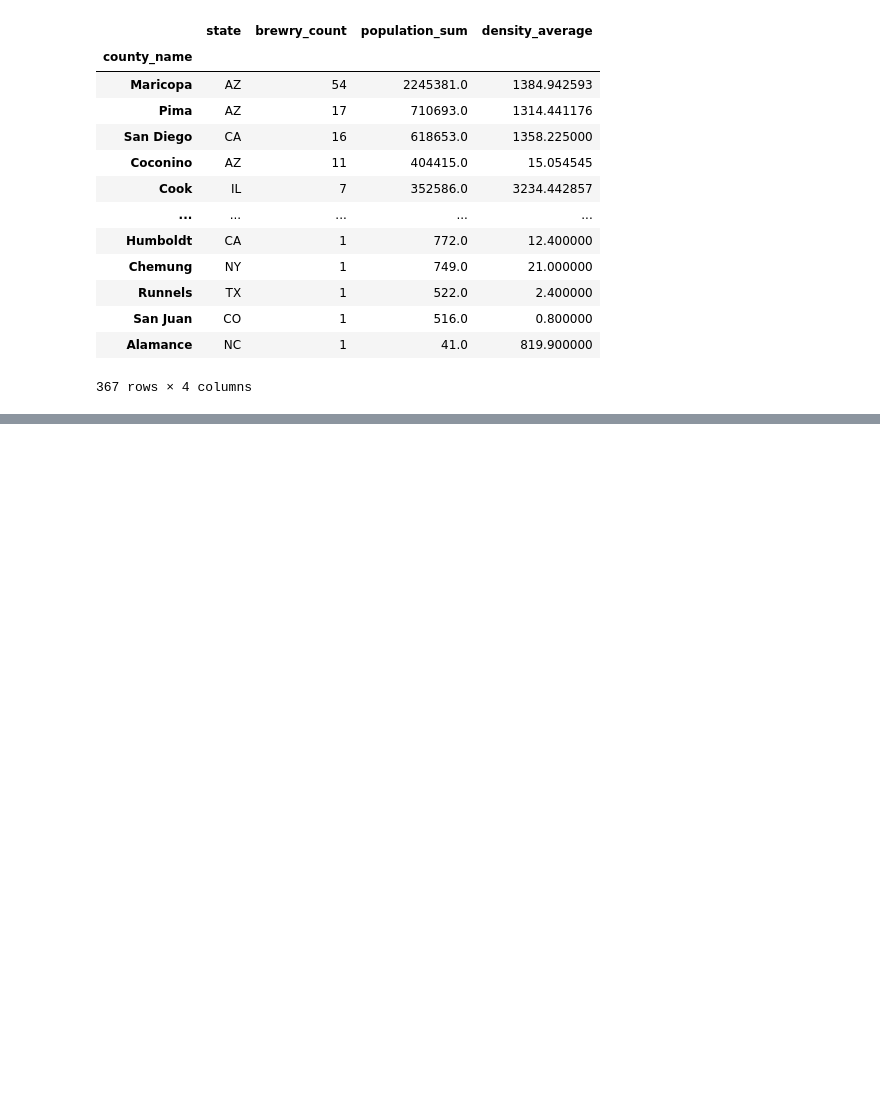
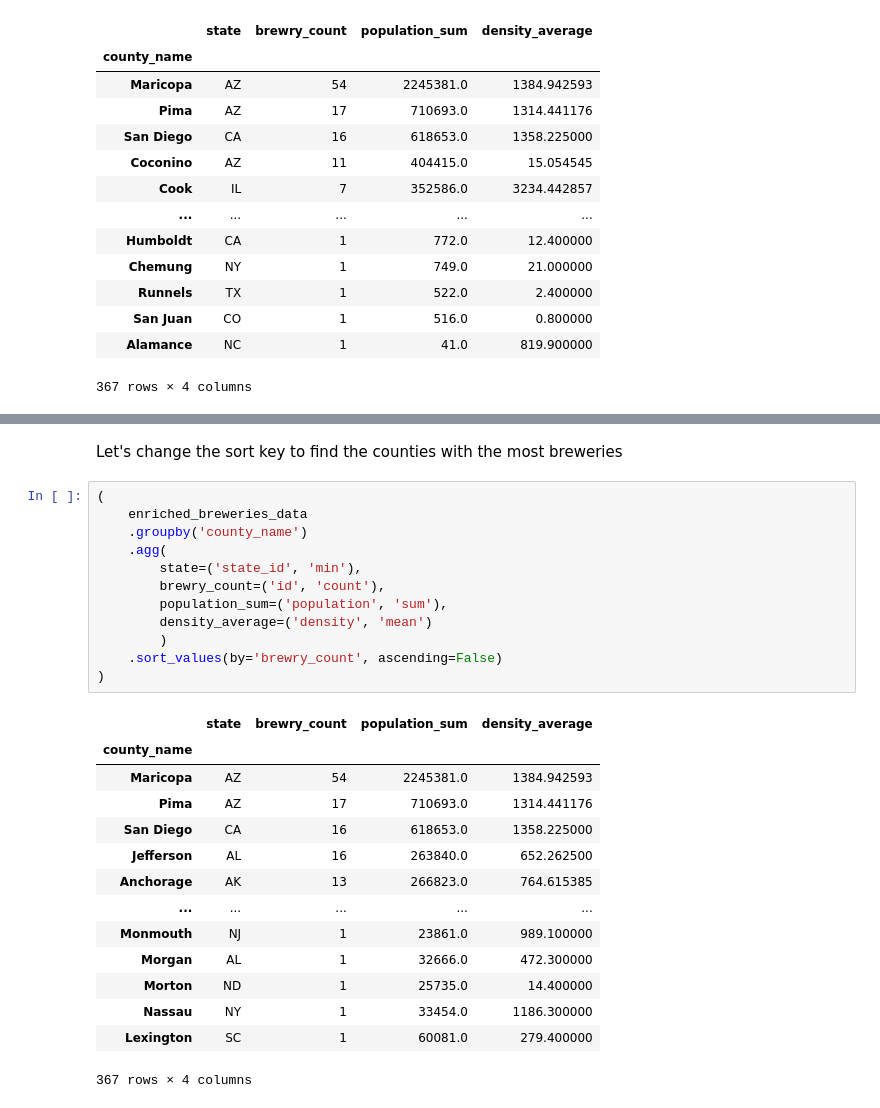
Before and after one commit to luisdomin5/from-excel-to-pandas, a Jupyter notebook: _sources/notebooks/03.03_merge.ipynb, the cells around one changed output, grey strips where cells are left out. Cells and saved outputs as stored; diff of their text form; blank space fills up the shorter version.

```diff
--- a/_sources/notebooks/03.03_merge.ipynb
+++ b/_sources/notebooks/03.03_merge.ipynb
@@ -218,0 +221,29 @@ Now, that we have the enriched table, we can analyze the joined data and explore
+# %% [markdown]
+Let's change the sort key to find the counties with the most breweries
+# %%
+(
+    enriched_breweries_data
+    .groupby('county_name')
+    .agg(
+        state=('state_id', 'min'),
+        brewry_count=('id', 'count'),
+        population_sum=('population', 'sum'),
+        density_average=('density', 'mean')
+        )
+    .sort_values(by='brewry_count', ascending=False)
+)
+# %% [output]
+|  | state | brewry_count | population_sum | density_average |
+| county_name |  |  |  |  |
+| Maricopa | AZ | 54 | 2245381.0 | 1384.942593 |
+| Pima | AZ | 17 | 710693.0 | 1314.441176 |
+| San Diego | CA | 16 | 618653.0 | 1358.225000 |
+| Jefferson | AL | 16 | 263840.0 | 652.262500 |
+| Anchorage | AK | 13 | 266823.0 | 764.615385 |
+| ... | ... | ... | ... | ... |
+| Monmouth | NJ | 1 | 23861.0 | 989.100000 |
+| Morgan | AL | 1 | 32666.0 | 472.300000 |
+| Morton | ND | 1 | 25735.0 | 14.400000 |
+| Nassau | NY | 1 | 33454.0 | 1186.300000 |
+| Lexington | SC | 1 | 60081.0 | 279.400000 |
+367 rows × 4 columns
```
Also changed, not shown: parts of 8 cells of this notebook, 5 other files.
